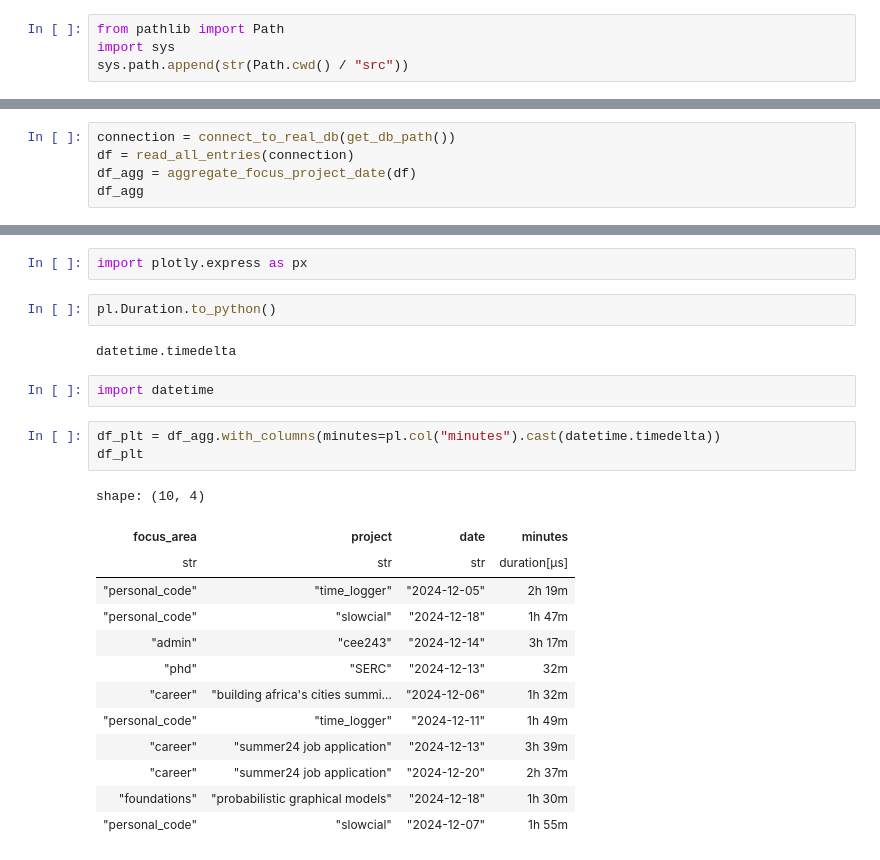
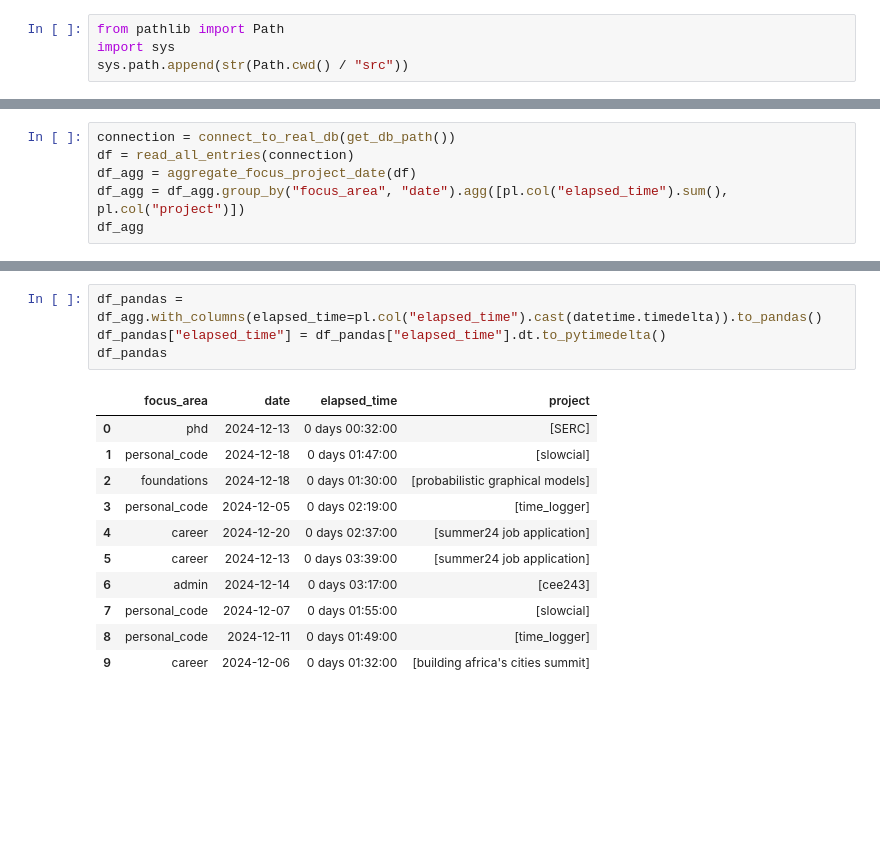
Before and after one commit to juliet29/time_logger, a Jupyter notebook: test.ipynb, the cells around one changed output, grey strips where cells are left out. Saved outputs shown, nothing was run; the diff lists cells and outputs as text; blank space fills up the shorter version.

```diff
--- a/test.ipynb
+++ b/test.ipynb
@@ -23,6 +27,7 @@ from db_commands.read import read_all_entries, aggregate_focus_project_date
 connection = connect_to_real_db(get_db_path())
 df = read_all_entries(connection)
 df_agg = aggregate_focus_project_date(df)
+df_agg = df_agg.group_by("focus_area", "date").agg([pl.col("elapsed_time").sum(), pl.col("project")])
 df_agg
 # %% [output]
 shape: (10, 4)
@@ -130,25 +46,16 @@ shape: (10, 4)
-# %%
-import plotly.express as px
-# %%
-pl.Duration.to_python()
-# %% [output]
-datetime.timedelta
-# %%
-import datetime
 # %%
-df_plt = df_agg.with_columns(minutes=pl.col("minutes").cast(datetime.timedelta))
-df_plt
+df_pandas = df_agg.with_columns(elapsed_time=pl.col("elapsed_time").cast(datetime.timedelta)).to_pandas()
+df_pandas["elapsed_time"] = df_pandas["elapsed_time"].dt.to_pytimedelta()
+df_pandas
 # %% [output]
-shape: (10, 4)
-| focus_area | project | date | minutes |
-| str | str | str | duration[μs] |
-| "personal_code" | "time_logger" | "2024-12-05" | 2h 19m |
-| "personal_code" | "slowcial" | "2024-12-18" | 1h 47m |
-| "admin" | "cee243" | "2024-12-14" | 3h 17m |
-| "phd" | "SERC" | "2024-12-13" | 32m |
-| "career" | "building africa's cities summi… | "2024-12-06" | 1h 32m |
-| "personal_code" | "time_logger" | "2024-12-11" | 1h 49m |
-| "career" | "summer24 job application" | "2024-12-13" | 3h 39m |
-| "career" | "summer24 job application" | "2024-12-20" | 2h 37m |
-| "foundations" | "probabilistic graphical models" | "2024-12-18" | 1h 30m |
-| "personal_code" | "slowcial" | "2024-12-07" | 1h 55m |
+|  | focus_area | date | elapsed_time | project |
+| 0 | phd | 2024-12-13 | 0 days 00:32:00 | [SERC] |
+| 1 | personal_code | 2024-12-18 | 0 days 01:47:00 | [slowcial] |
+| 2 | foundations | 2024-12-18 | 0 days 01:30:00 | [probabilistic graphical models] |
+| 3 | personal_code | 2024-12-05 | 0 days 02:19:00 | [time_logger] |
+| 4 | career | 2024-12-20 | 0 days 02:37:00 | [summer24 job application] |
+| 5 | career | 2024-12-13 | 0 days 03:39:00 | [summer24 job application] |
+| 6 | admin | 2024-12-14 | 0 days 03:17:00 | [cee243] |
+| 7 | personal_code | 2024-12-07 | 0 days 01:55:00 | [slowcial] |
+| 8 | personal_code | 2024-12-11 | 0 days 01:49:00 | [time_logger] |
+| 9 | career | 2024-12-06 | 0 days 01:32:00 | [building africa's cities summit] |
```
Also changed, not shown: parts of 18 cells of this notebook, 4 other files.
